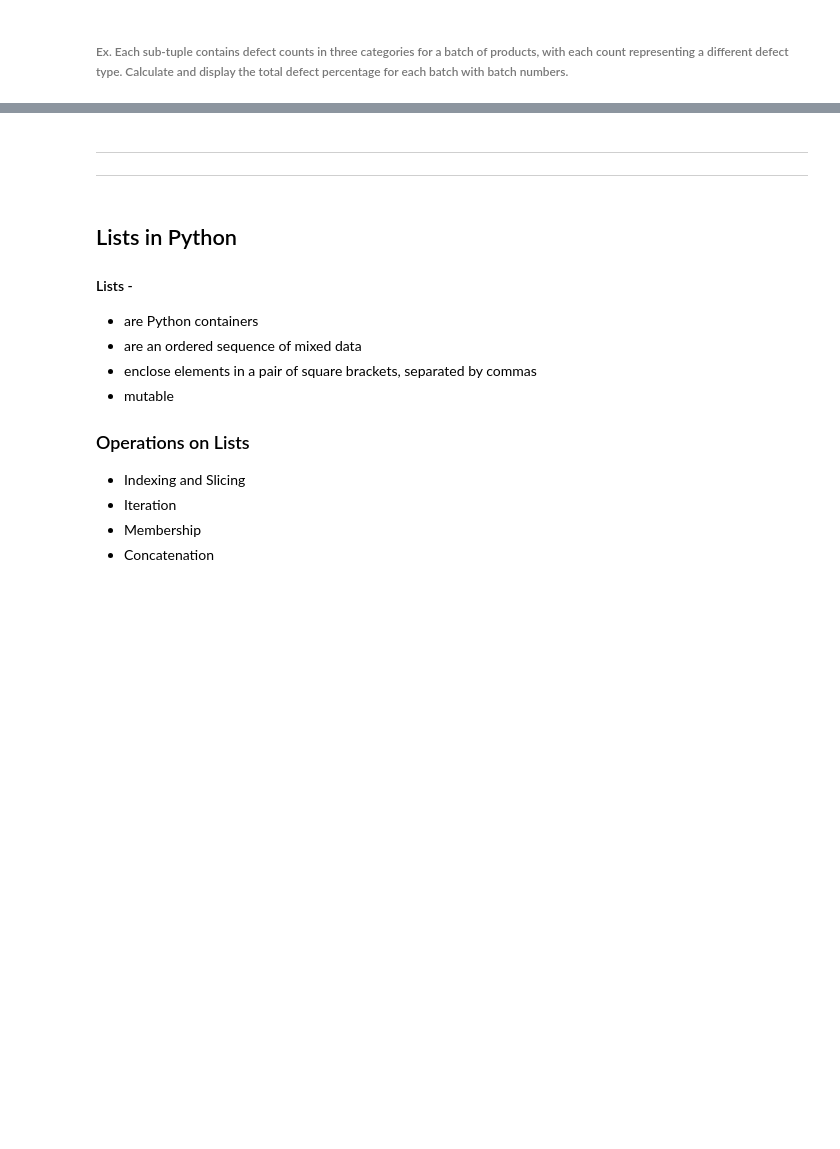
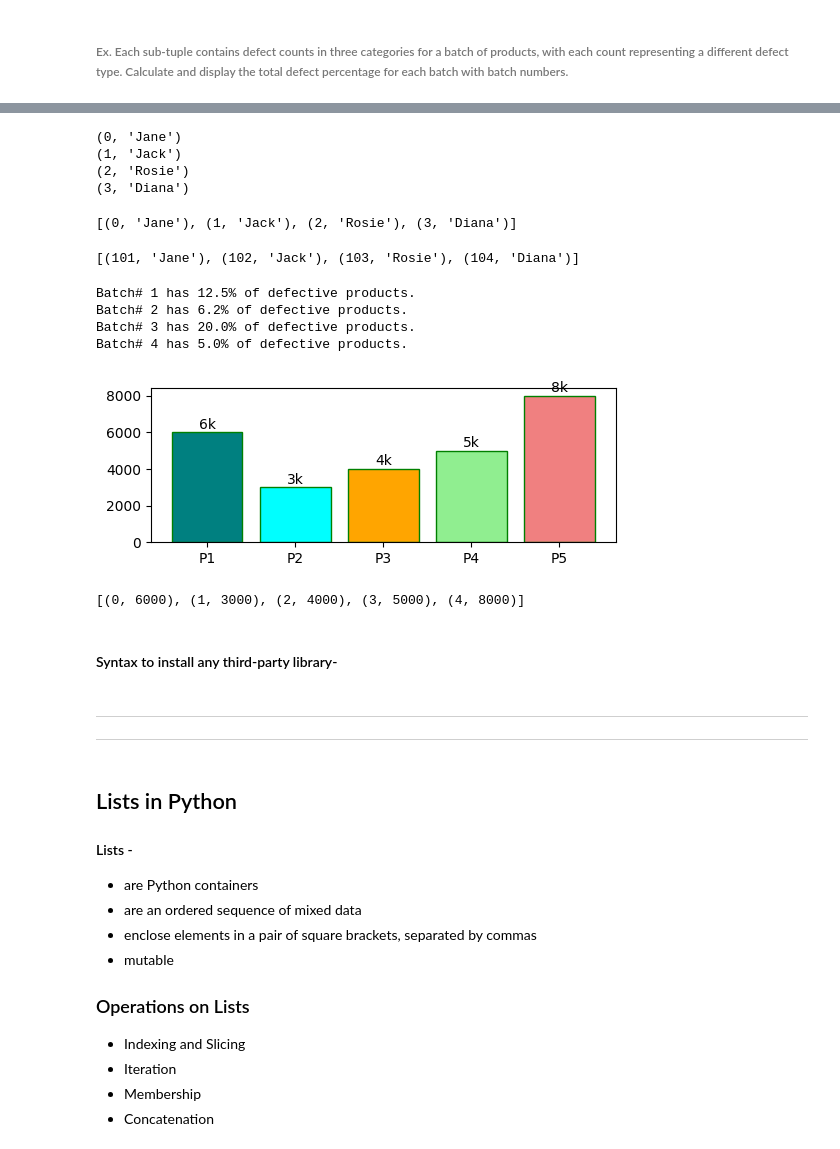
Before and after one commit to knowledge-corner/Oracle_10_Mar_25, a Jupyter notebook: Classwork/Day - 2.ipynb, the cells around one changed output, grey strips where cells are left out. Drawn from its saved outputs; the diff is of its cells as text; code cells hidden in the pictures; blank space fills up the shorter version.

```diff
--- a/Classwork/Day - 2.ipynb
+++ b/Classwork/Day - 2.ipynb
@@ -161,0 +377,43 @@ total_products_per_batch = 100
+# %%
+for i in enumerate(lst) :
+    print(i)
+# %% [output]
+(0, 'Jane')
+(1, 'Jack')
+(2, 'Rosie')
+(3, 'Diana')
+# %%
+list(enumerate(lst))
+# %% [output]
+[(0, 'Jane'), (1, 'Jack'), (2, 'Rosie'), (3, 'Diana')]
+# %%
+list(enumerate(lst, start = 101))
+# %% [output]
+[(101, 'Jane'), (102, 'Jack'), (103, 'Rosie'), (104, 'Diana')]
+# %%
+for batch_no, batch in enumerate(defect_data, start = 1) :  # example of unpacking of tuples
+    percent = round((sum(batch) / total_products_per_batch) * 100, 1)
+    print(f'Batch# {batch_no} has {percent}% of defective products.')
+# %% [output]
+Batch# 1 has 12.5% of defective products.
+Batch# 2 has 6.2% of defective products.
+Batch# 3 has 20.0% of defective products.
+Batch# 4 has 5.0% of defective products.
+# %%
+# Application of for-loop and enumerate in visualisation
+import matplotlib.pyplot as plt
+plt.figure(figsize = (6, 2))
+products = ["P1", "P2", "P3", "P4", "P5"]
+sales = [6000, 3000, 4000, 5000, 8000]
+plt.bar(products, sales, color = ["teal", "cyan", "orange", "lightgreen", "lightcoral"], edgecolor = "green")
+
+for x_cor, y_cor in enumerate(sales) :
+    plt.annotate(f"{y_cor//1000}k", xy = (x_cor, y_cor+200), ha = "center")
+# %% [output]
+[figure, added]
+# %%
+list(enumerate(sales))
+# %% [output]
+[(0, 6000), (1, 3000), (2, 4000), (3, 5000), (4, 8000)]
+# %% [markdown]
+#### Syntax to install any third-party library-
```
Also changed, not shown: parts of 43 cells of this notebook, 1 other file.
